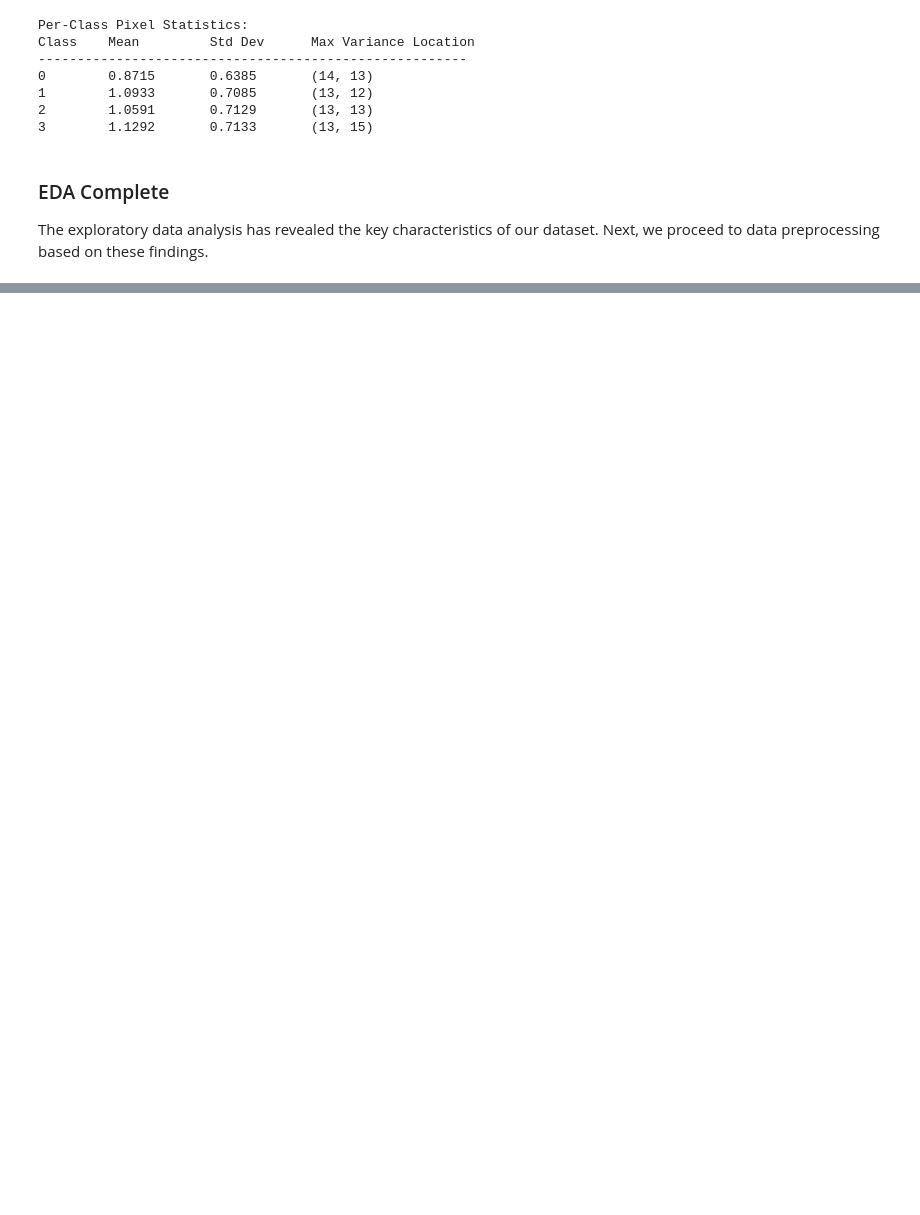
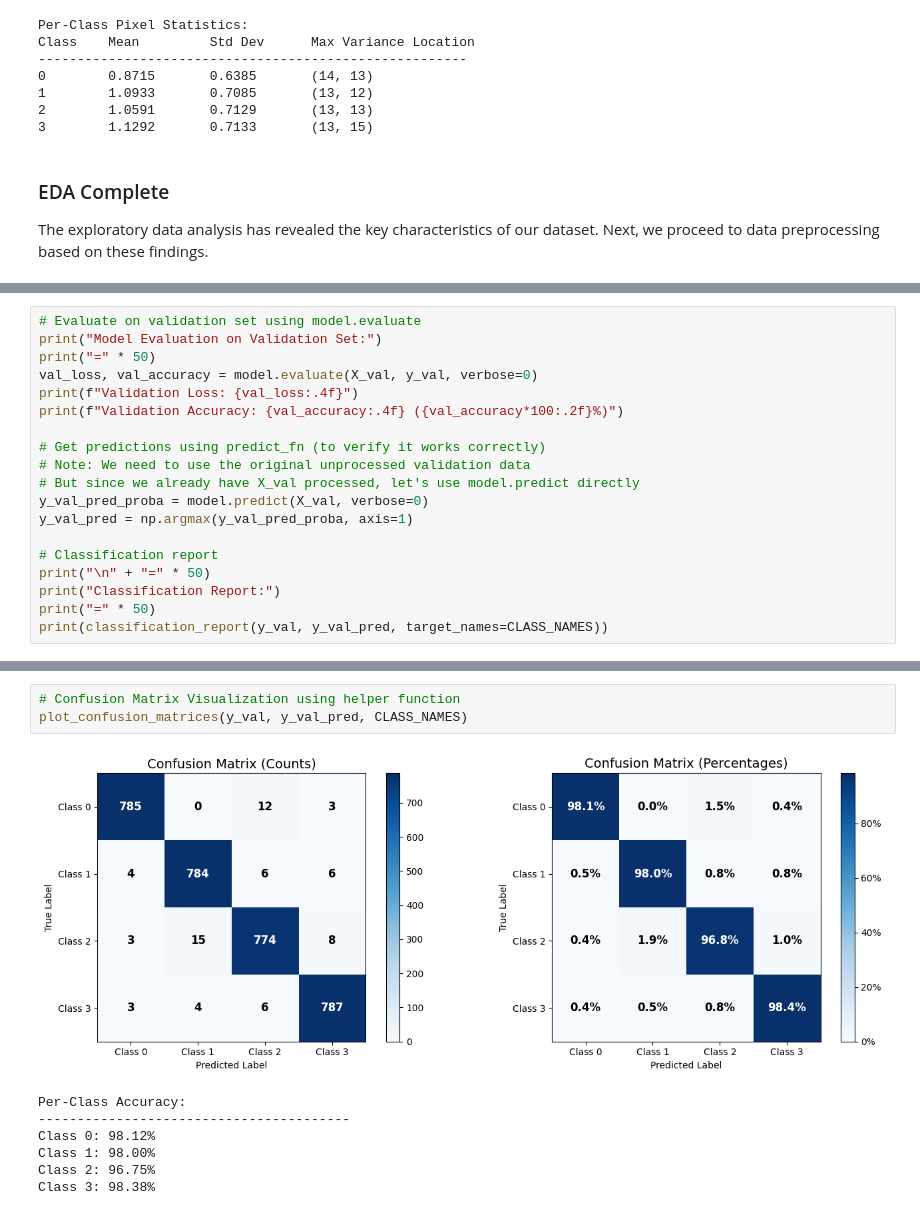
Before and after one commit to NghiaNguyen170192/cosc3007-deep-learning, a Jupyter notebook: assignments/Assignment-01-DUE-2025-12-06/submission_s3343711.ipynb, the cells around one changed output, grey strips where cells are left out. Saved outputs shown, nothing was run; the diff lists cells and outputs as text; blank space fills up the shorter version.

```diff
--- a/assignments/Assignment-01-DUE-2025-12-06/submission_s3343711.ipynb
+++ b/assignments/Assignment-01-DUE-2025-12-06/submission_s3343711.ipynb
@@ -737,0 +993,19 @@ The implemented CNN successfully classifies 32×32 grayscale images into 4 class
+# %%
+# Evaluate on validation set using model.evaluate
+print("Model Evaluation on Validation Set:")
+print("=" * 50)
+val_loss, val_accuracy = model.evaluate(X_val, y_val, verbose=0)
+print(f"Validation Loss: {val_loss:.4f}")
+print(f"Validation Accuracy: {val_accuracy:.4f} ({val_accuracy*100:.2f}%)")
+
+# Get predictions using predict_fn (to verify it works correctly)
+# Note: We need to use the original unprocessed validation data
+# But since we already have X_val processed, let's use model.predict directly
+y_val_pred_proba = model.predict(X_val, verbose=0)
+y_val_pred = np.argmax(y_val_pred_proba, axis=1)
+
+# Classification report
+print("\n" + "=" * 50)
+print("Classification Report:")
+print("=" * 50)
+print(classification_report(y_val, y_val_pred, target_names=CLASS_NAMES))
@@ -737,0 +1031,11 @@ The implemented CNN successfully classifies 32×32 grayscale images into 4 class
+# %%
+# Confusion Matrix Visualization using helper function
+plot_confusion_matrices(y_val, y_val_pred, CLASS_NAMES)
+# %% [output]
+[figure, added]
+Per-Class Accuracy:
+----------------------------------------
+Class 0: 98.12%
+Class 1: 98.00%
+Class 2: 96.75%
+Class 3: 98.38%
```
Also changed, not shown: parts of 45 cells of this notebook.
